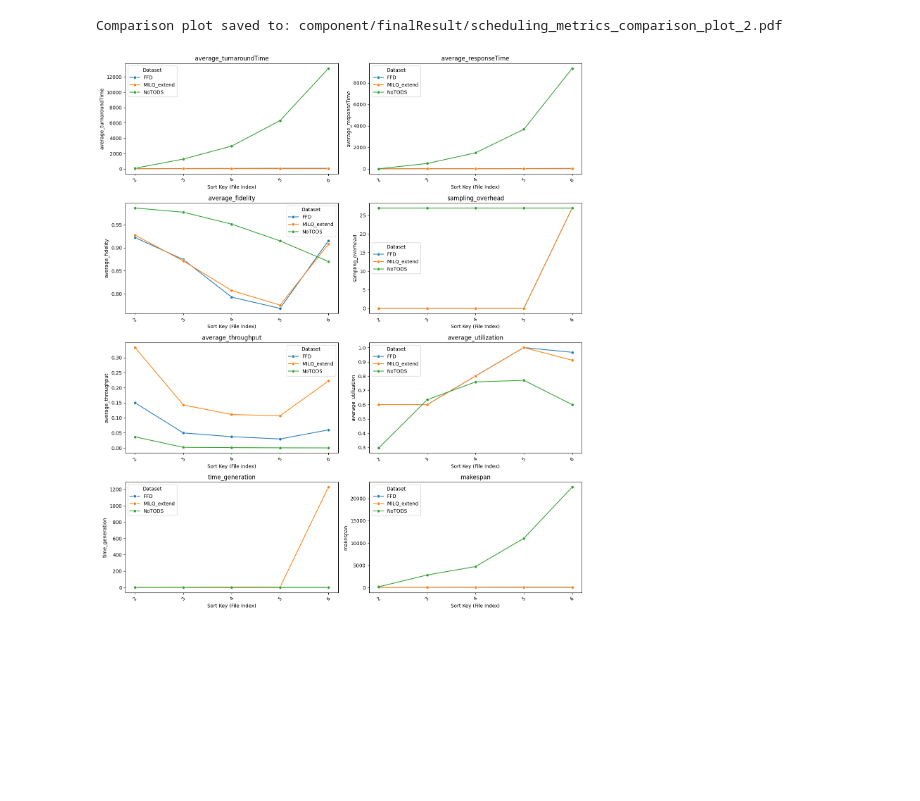
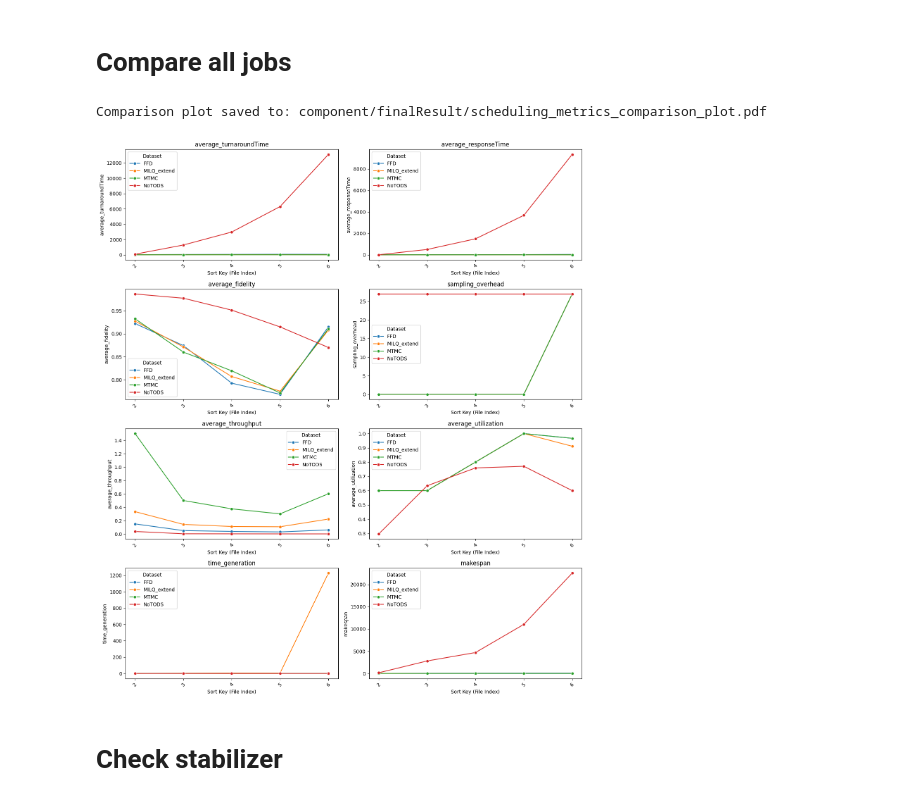
Before and after one commit to MagePro310/Quantum_Simulation_Scheduling_ver1, a Jupyter notebook: total_analyze.ipynb, the cells around one changed output. Drawn from its saved outputs; the diff is of its cells as text; code cells hidden in the pictures; blank space fills up the shorter version.

```diff
--- a/total_analyze.ipynb
+++ b/total_analyze.ipynb
@@ -86,3 +1,5 @@ Plot saved to: component/finalResult/NoTODS/scheduling_metrics_plot_3.pdf
+# %% [markdown]
+# Compare all jobs
 # %%
 import os
 import json
@@ -97,7 +14,9 @@ import math
 folder_paths = {
     "FFD": os.path.join("component", "finalResult", "FFD"),
     "MILQ_extend": os.path.join("component", "finalResult", "MILQ_extend"),
-    "NoTODS": os.path.join("component", "finalResult", "NoTODS")
+    "NoTODS": os.path.join("component", "finalResult", "NoTODS"),
+    "MTMC": os.path.join("component", "finalResult", "MTMC"),
+
 }
 num_circuit = 3
 
@@ -145,32 +64,34 @@ fig, axes = plt.subplots(num_rows, 2, figsize=(14, num_rows * 4))  # Adjust heig
 axes = axes.flatten()  # Flatten axes for easy iteration
 
 for i, metric in enumerate(metrics):
     sns.lineplot(ax=axes[i], data=df, x="sort_key", y=metric, hue="dataset", marker="o")
     axes[i].set_title(metric)
     axes[i].set_xlabel("Sort Key (File Index)")
     axes[i].set_ylabel(metric)
     axes[i].tick_params(axis='x', rotation=45)
     axes[i].xaxis.set_major_locator(ticker.MaxNLocator(integer=True))
     axes[i].legend(title="Dataset")
 
 # Hide any unused subplots
 for j in range(len(metrics), len(axes)):
     fig.delaxes(axes[j])
 
 # Adjust layout and save to PDF
 plt.tight_layout()
 pdf_output_path = os.path.join("component", "finalResult", "scheduling_metrics_comparison_plot.pdf")
 
 # Ensure the filename is unique if the file already exists
 if os.path.exists(pdf_output_path):
     base_name, ext = os.path.splitext(pdf_output_path)
     counter = 1
     while os.path.exists(f"{base_name}_{counter}{ext}"):
         counter += 1
     pdf_output_path = f"{base_name}_{counter}{ext}"
 plt.savefig(pdf_output_path)
 
 print(f"Comparison plot saved to: {pdf_output_path}")
 # %% [output]
-Comparison plot saved to: component/finalResult/scheduling_metrics_comparison_plot_2.pdf
+Comparison plot saved to: component/finalResult/scheduling_metrics_comparison_plot.pdf
-[figure, old version]
+[figure, new version]
+# %% [markdown]
+# Check stabilizer
```
Also changed, not shown: parts of 2 cells of this notebook, 18 other files.
